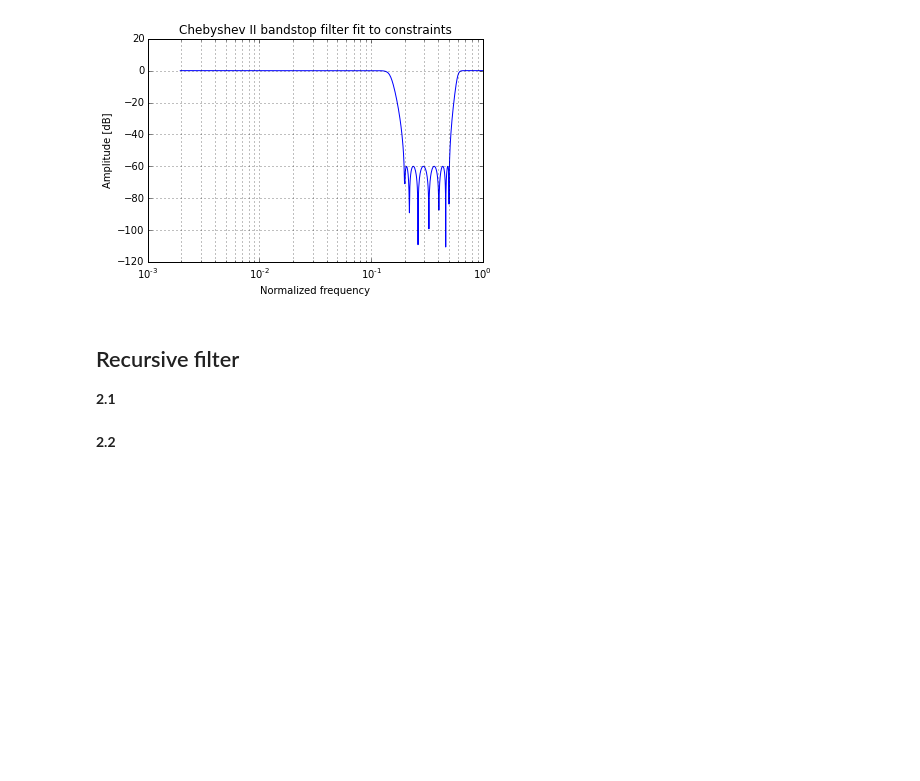
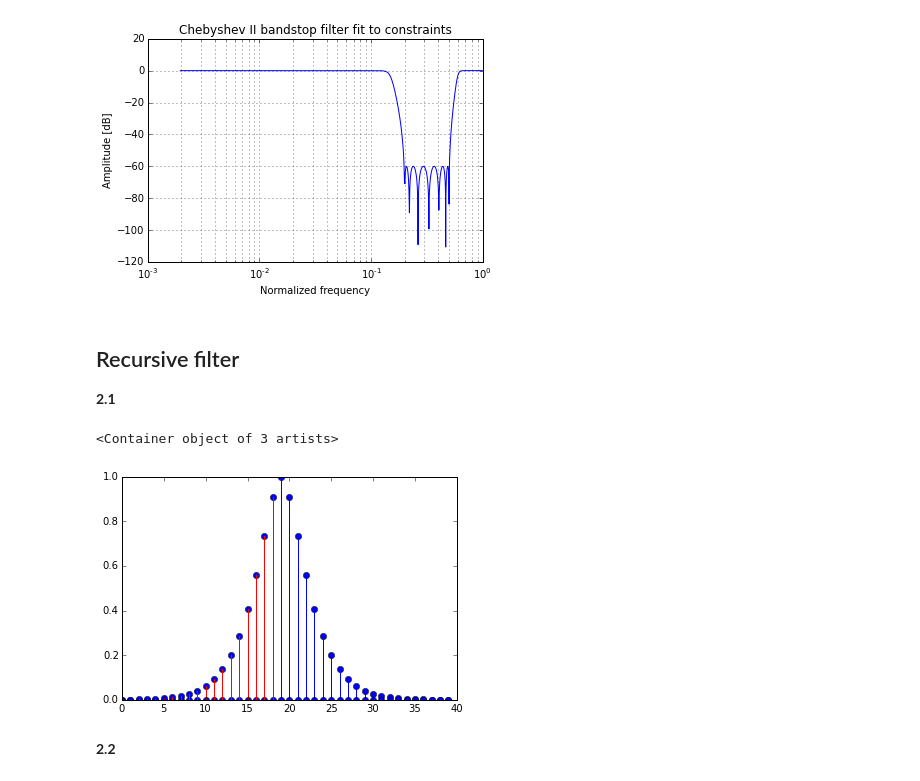
Before and after one commit to savinienb/DSP-TP-1617, a Jupyter notebook: Lab6-7/python/Lab67.ipynb, the cells around one changed output. Cells and saved outputs as stored; diff of their text form; code cells hidden in the pictures; blank space fills up the shorter version.

```diff
--- a/Lab6-7/python/Lab67.ipynb
+++ b/Lab6-7/python/Lab67.ipynb
@@ -222,22 +223,68 @@ plt.show()
 # %%
 dirac=np.zeros(40)
 dirac[19]=1
 
-def causal(signal) :
-    s=5
+
+def smoothingcausal(signal,s) :
+
     Ts=1
     alpha=s*Ts
     a=np.exp(-alpha)
-    for i in range len(signal)
+    output=np.zeros(len(signal))
+    for i in range (len(signal)) :
+
         if (i-1)<0:
+            xm=0;
             x=0
             temp1=0
             temp2=0
-        else
-            x=signal(i-1)
-            temp1=output(i-1)
-            temp2=output(i-2)
-        output(i)=-s*alpha*a*x+2*(a*temp1)-a*a*temp2
+        else:
+            x=signal[i]
+            xm=signal[i-1]
+            temp1=output[i-1]
+            temp2=output[i-2]
+
+        output[i]=x+a*(alpha-1)*xm+2*(a*temp1)-a*a*temp2
+
     return output
+
+def smoothinganticausal(signal,s) :
+
+    Ts=1
+    alpha=s*Ts
+    a=np.exp(-alpha)
+    output=np.zeros(len(signal))
+    for i in range ((len(signal)-1),0,-1) :
+
+        if i>=len(signal)-1:
+            xm=0
+            xmm=0
+            temp1=0
+            temp2=0
+
+        elif i>=len(signal)-2:
+            xm=signal[i+1]
+            xmm=0
+            temp1=output[i]
+            temp2=0
+
+        else:
+            xm=signal[i+1]
+            xmm=signal[i+2]
+            temp1=output[i+1]
+            temp2=output[i+2]
+
+        output[i]=a*(alpha+1)*xm-a*a*xmm+2*a*temp1-a*a*temp2
+
+    return output
+
+causal_smooth=smoothingcausal(dirac,0.5)
+anticausal_smooth=smoothinganticausal(dirac,0.5)
+
+plt.stem(causal_smooth)
+plt.stem(anticausal_smooth,"r")
+# %% [output]
+<Container object of 3 artists>
+[figure, added]
 # %% [markdown]
 **2.2**
```
Also changed, not shown: parts of 3 cells of this notebook.
